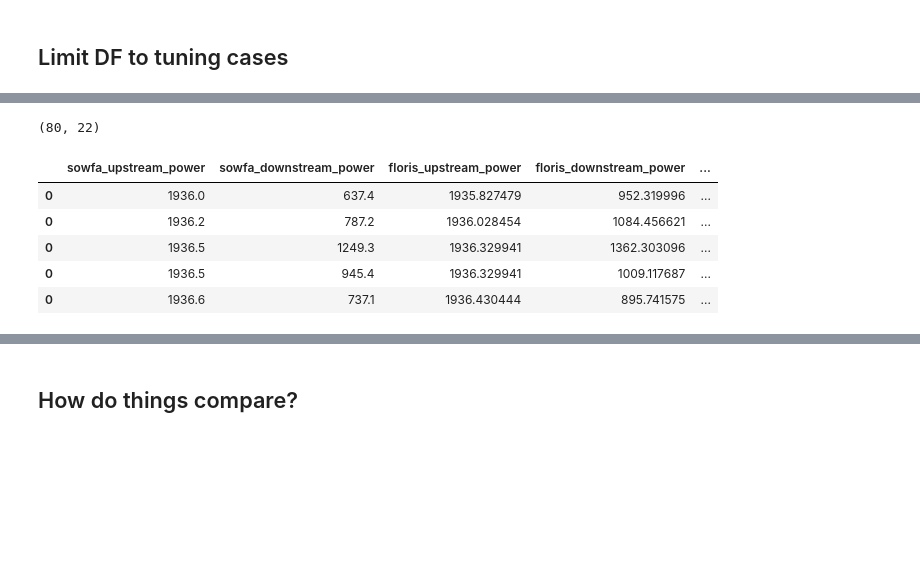
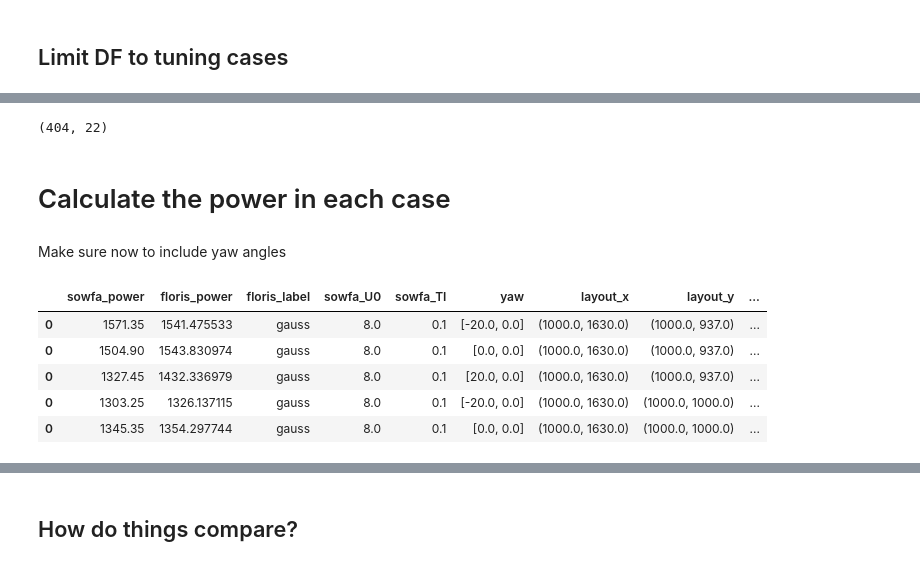
Before and after one commit to NREL/floris, a Jupyter notebook: examples_new/sowfa_tune/a_09_tune_gch.ipynb, the cells around one changed output, grey strips where cells are left out. Saved outputs shown, nothing was run; the diff lists cells and outputs as text; code cells hidden in the pictures; blank space fills up the shorter version.

```diff
--- a/examples_new/sowfa_tune/a_07_check_double_and_wake_all_cases.ipynb
+++ b/examples_new/sowfa_tune/a_09_tune_gch.ipynb
@@ -95,77 +66,72 @@ print(df.shape)
 # %%
 # Limit to aligned only
-df = df[df.yaw.apply(lambda x: np.max(np.abs(x)))==0.0]
+# df = df[df.yaw.apply(lambda x: np.max(np.abs(x)))==0.0]
+# %%
+# Limit to < 6 turbines
+df = df[df.num_turbines < 6]
 # %%
 # Limit to 8 m/s (or not, comment out)
 df = df[df.sowfa_U0<9]
 df.shape
 # %% [output]
-(80, 22)
+(404, 22)
+# %% [markdown]
+# Calculate the power in each case
+# %% [markdown]
+Make sure now to include yaw angles
 # %%
 # Get the single wake results in all simulations
 results_df = pd.DataFrame()
 
 for floris_key in fi_dict:
     (fi, floris_color, floris_marker, floris_label) = fi_dict[floris_key]
 
     # Set up FLORIS to match
     # Determine free-stream wind speed column
     freestream_name = 'freestream_' + floris_label
 
-    if freestream_name == 'freestream_tune+jen_ti':
-        freestream_name = 'freestream_gauss_tune'
-
-    if freestream_name == 'freestream_tune_new_tune':
-        freestream_name = 'freestream_gauss_tune'
-
 
     for i, row in df.iterrows():
 
 
         # Match the layout
-        if (floris_label == 'gch_paper') or (floris_label == 'legacy') :
-                fi.reinitialize_flow_field(layout_array=[row.layout_x,row.layout_y],
+        if (floris_label == 'gch_paper') or (floris_label == 'legacy'):
+            fi.reinitialize_flow_field(layout_array=[row.layout_x,row.layout_y],
                                wind_speed=[row[freestream_name]],
                               turbulence_intensity=[row.floris_TI])
         else:
             fi.reinitialize_flow_field(layout_array=[row.layout_x,row.layout_y],
                                        wind_speed=[row[freestream_name]],
                                       turbulence_intensity=[row.freestream_ti])
 
-        fi.calculate_wake()
 
-        floris_power = np.array(fi.get_turbine_power())/1000.
+        fi.calculate_wake(yaw_angles=row.yaw)
 
-        # Now sort out the powers by wakes
-        upstream_idx = np.where(row.wake_table==0)
-        sowfa_upstream_power = np.mean(row.power[upstream_idx])
-        floris_upstream_power = np.mean(floris_power[upstream_idx])
+        floris_power = np.mean(np.array(fi.get_turbine_power())/1000.)
 
-        mult_wake_indices = np.where(row.wake_table>1)
-        for idx in mult_wake_indices[0]:
-            sowfa_downstream_power = np.mean(row.power[idx])
-            floris_downstream_power = np.mean(floris_power[idx])
-            # print(idx,row.wake_table)
-            # Make a dictionary entry for this row
-            result_dict = {'sowfa_upstream_power':[sowfa_upstream_power],
-                           'sowfa_downstream_power':[sowfa_downstream_power],
-                           'floris_upstream_power':[floris_upstream_power],
-                           'floris_downstream_power':[floris_downstream_power],
-                           'sowfa_wake_loss':[sowfa_upstream_power - sowfa_downstream_power],
-                           'floris_wake_loss':[floris_upstream_power - floris_downstream_power],
-                           'floris_label':[floris_label],
-                           'sowfa_U0':row.sowfa_U0,
-                           'sowfa_TI':row.sowfa_TI,
-                           'num_wakes':row.wake_table[idx]
-                          }
-            # temp_df =
-            results_df = results_df.append(pd.DataFrame(result_dict))
+        sowfa_power = np.mean(row.power)
+
+
+
+        result_dict = {'sowfa_power':[sowfa_power],
+                       'floris_power':[floris_power],
+                       'floris_label':[floris_label],
+                       'sowfa_U0':[row.sowfa_U0],
+                       'sowfa_TI':[row.sowfa_TI],
+                       'yaw':[row.yaw],
+                       'layout_x':[row.layout_x],
+                       'layout_y':[row.layout_y],
+                       'num_turbines':row.num_turbines,
+                       'd_spacing':row.d_spacing
+                      }
+
+        results_df = results_df.append(pd.DataFrame(result_dict))
 
 results_df.head()
 # %% [output]
-|  | sowfa_upstream_power | sowfa_downstream_power | floris_upstream_power | floris_downstream_power | ... |
-| 0 | 1936.0 | 637.4 | 1935.827479 | 952.319996 | ... |
-| 0 | 1936.2 | 787.2 | 1936.028454 | 1084.456621 | ... |
-| 0 | 1936.5 | 1249.3 | 1936.329941 | 1362.303096 | ... |
-| 0 | 1936.5 | 945.4 | 1936.329941 | 1009.117687 | ... |
-| 0 | 1936.6 | 737.1 | 1936.430444 | 895.741575 | ... |
+|  | sowfa_power | floris_power | floris_label | sowfa_U0 | sowfa_TI | yaw | layout_x | layout_y | ... |
+| 0 | 1571.35 | 1541.475533 | gauss | 8.0 | 0.1 | [-20.0, 0.0] | (1000.0, 1630.0) | (1000.0, 937.0) | ... |
+| 0 | 1504.90 | 1543.830974 | gauss | 8.0 | 0.1 | [0.0, 0.0] | (1000.0, 1630.0) | (1000.0, 937.0) | ... |
+| 0 | 1327.45 | 1432.336979 | gauss | 8.0 | 0.1 | [20.0, 0.0] | (1000.0, 1630.0) | (1000.0, 937.0) | ... |
+| 0 | 1303.25 | 1326.137115 | gauss | 8.0 | 0.1 | [-20.0, 0.0] | (1000.0, 1630.0) | (1000.0, 1000.0) | ... |
+| 0 | 1345.35 | 1354.297744 | gauss | 8.0 | 0.1 | [0.0, 0.0] | (1000.0, 1630.0) | (1000.0, 1000.0) | ... |
```
Also changed, not shown: parts of 33 cells of this notebook, 2 other files.
